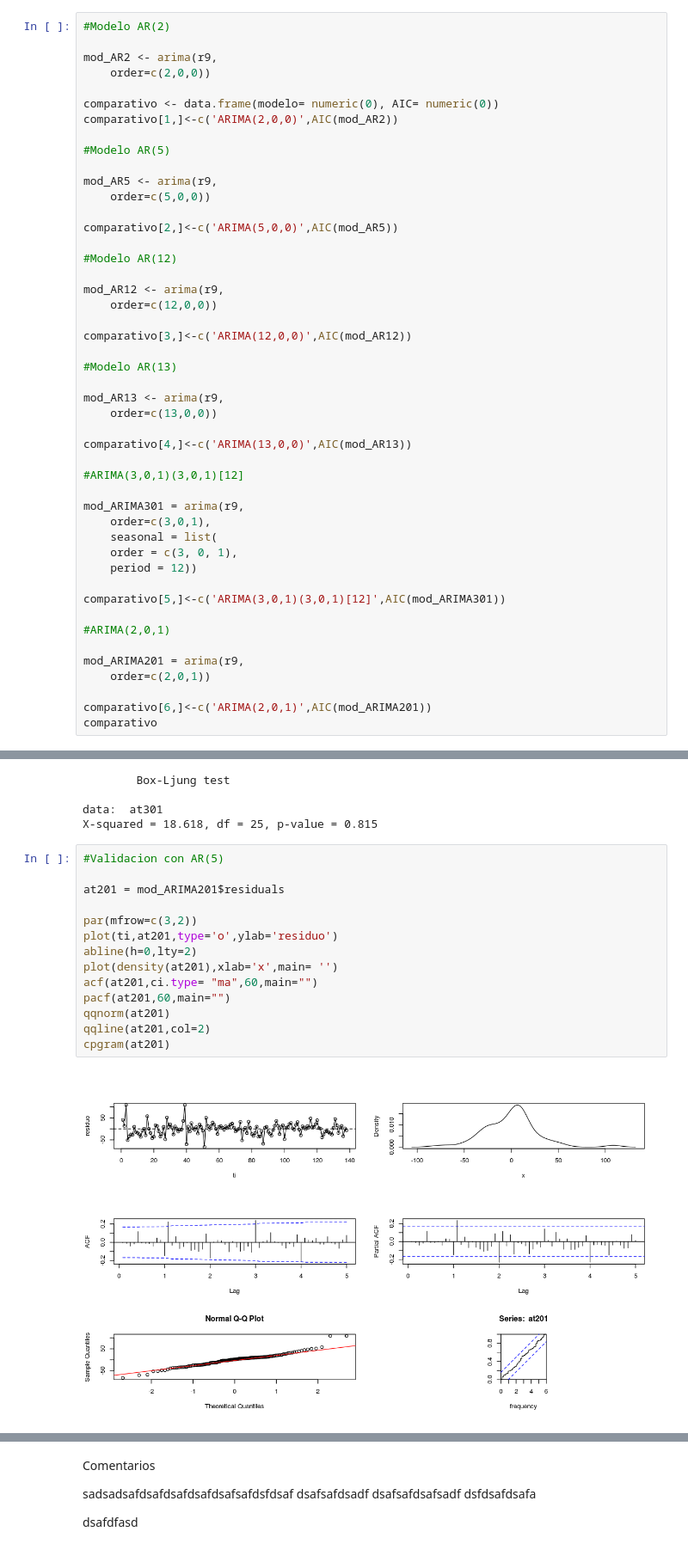
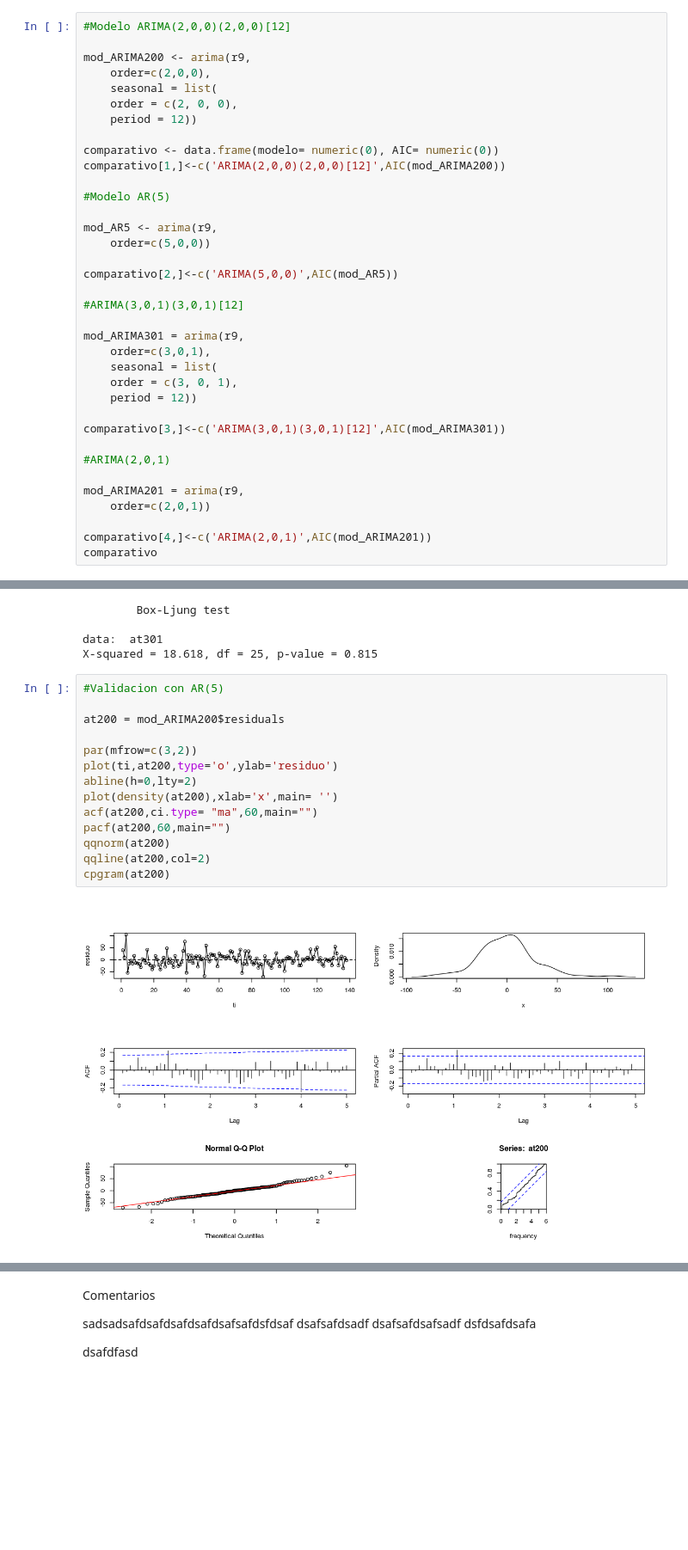
Before and after one commit to davidrivera62/Trabajo2, a Jupyter notebook: Trabajo 2.ipynb, the cells around one changed output, grey strips where cells are left out. Shown at 86% size. Cells and saved outputs as stored; diff of their text form; blank space fills up the shorter version.

```diff
--- a/Trabajo 2.ipynb
+++ b/Trabajo 2.ipynb
@@ -341,13 +366,16 @@ Debe escoger un modelo entre los candidatos encontrados con los métodos anterio
 modelos. Con el modelo escogido valide los residuos con el panel de gráficas (fac, facp, qqplot, densidad, periodograma acumulado y la prueba Ljung-Box. En caso de no
 obtener ruido blanco ensaye con otro de los modelos encontrados.
 # %%
-#Modelo AR(2)
+#Modelo ARIMA(2,0,0)(2,0,0)[12]
 
-mod_AR2 <- arima(r9,
-    order=c(2,0,0))
+mod_ARIMA200 <- arima(r9,
+    order=c(2,0,0),
+    seasonal = list(
+    order = c(2, 0, 0),
+    period = 12))
 
 comparativo <- data.frame(modelo= numeric(0), AIC= numeric(0))
-comparativo[1,]<-c('ARIMA(2,0,0)',AIC(mod_AR2))
+comparativo[1,]<-c('ARIMA(2,0,0)(2,0,0)[12]',AIC(mod_ARIMA200))
 
 #Modelo AR(5)
 
@@ -355,20 +383,6 @@ mod_AR5 <- arima(r9,
     order=c(5,0,0))
 
 comparativo[2,]<-c('ARIMA(5,0,0)',AIC(mod_AR5))
-
-#Modelo AR(12)
-
-mod_AR12 <- arima(r9,
-    order=c(12,0,0))
-
-comparativo[3,]<-c('ARIMA(12,0,0)',AIC(mod_AR12))
-
-#Modelo AR(13)
-
-mod_AR13 <- arima(r9,
-    order=c(13,0,0))
-
-comparativo[4,]<-c('ARIMA(13,0,0)',AIC(mod_AR13))
 
 #ARIMA(3,0,1)(3,0,1)[12]
 
@@ -378,14 +392,14 @@ mod_ARIMA301 = arima(r9,
     order = c(3, 0, 1),
     period = 12))
 
-comparativo[5,]<-c('ARIMA(3,0,1)(3,0,1)[12]',AIC(mod_ARIMA301))
+comparativo[3,]<-c('ARIMA(3,0,1)(3,0,1)[12]',AIC(mod_ARIMA301))
 
 #ARIMA(2,0,1)
 
 mod_ARIMA201 = arima(r9,
     order=c(2,0,1))
 
-comparativo[6,]<-c('ARIMA(2,0,1)',AIC(mod_ARIMA201))
+comparativo[4,]<-c('ARIMA(2,0,1)',AIC(mod_ARIMA201))
 comparativo
 # %% [output]
 | modelo | AIC |
@@ -424,17 +436,17 @@ X-squared = 18.618, df = 25, p-value = 0.815
 # %%
 #Validacion con AR(5)
 
-at201 = mod_ARIMA201$residuals
+at200 = mod_ARIMA200$residuals
 
 par(mfrow=c(3,2))
-plot(ti,at201,type='o',ylab='residuo')
+plot(ti,at200,type='o',ylab='residuo')
 abline(h=0,lty=2)
-plot(density(at201),xlab='x',main= '')
-acf(at201,ci.type= "ma",60,main="")
-pacf(at201,60,main="")
-qqnorm(at201)
-qqline(at201,col=2)
-cpgram(at201)
+plot(density(at200),xlab='x',main= '')
+acf(at200,ci.type= "ma",60,main="")
+pacf(at200,60,main="")
+qqnorm(at200)
+qqline(at200,col=2)
+cpgram(at200)
 # %% [output]
-[figure, old version]
+[figure, new version]
 # %%
```
Also changed, not shown: parts of 9 cells of this notebook.
